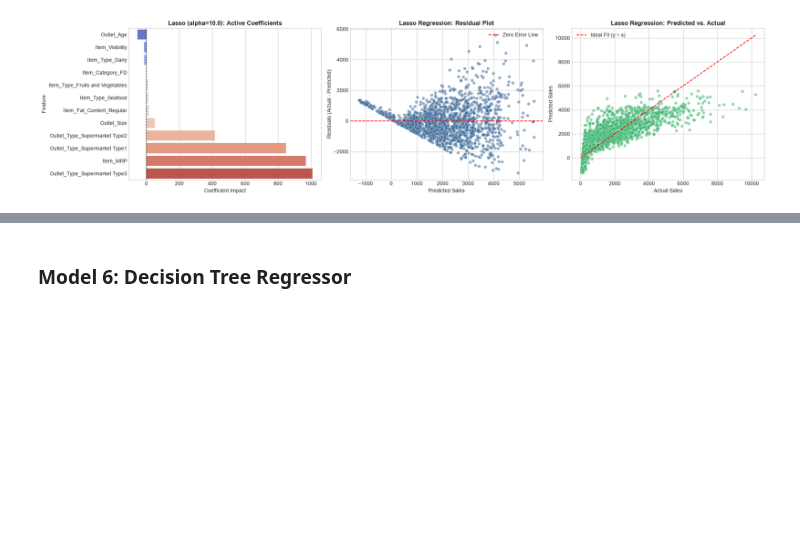
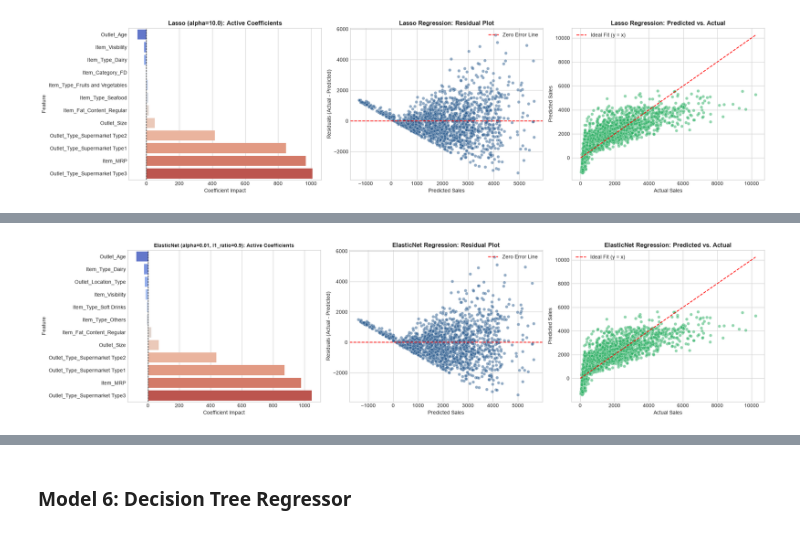
Before and after one commit to Nikhil-Jones/ML-Algorithms, a Jupyter notebook: notebooks/regression.ipynb, the cells around one changed output, grey strips where cells are left out. Cells and saved outputs as stored; diff of their text form; code cells hidden in the pictures; blank space fills up the shorter version.

Commit message:
Implemented ElasticNet Regression and Polynomial Regression

```diff
--- a/notebooks/regression.ipynb
+++ b/notebooks/regression.ipynb
@@ -495,0 +495,92 @@ Active Non-Zero Feature Coefficients (Lasso):
+# %%
+# 1. Hyperparameter Tuning for ElasticNet using GridSearchCV
+param_grid_en = {
+    'alpha': [0.01, 0.1, 1.0, 10.0, 50.0, 100.0],
+    'l1_ratio': [0.1, 0.3, 0.5, 0.7, 0.9]
+}
+grid_en = GridSearchCV(
+    ElasticNet(random_state=42, max_iter=10000),
+    param_grid_en, cv=kf, scoring='r2'
+)
+grid_en.fit(X_train_scaled, y_train)
+
+best_en = grid_en.best_estimator_
+
+# 2. Validation Predictions & Metrics
+y_pred_en = best_en.predict(X_val_scaled)
+
+r2_en = r2_score(y_val, y_pred_en)
+rmse_en = np.sqrt(mean_squared_error(y_val, y_pred_en))
+mae_en = mean_absolute_error(y_val, y_pred_en)
+
+cv_r2_scores_en = cross_val_score(best_en, X_train_scaled, y_train, cv=kf, scoring='r2')
+cv_r2_mean_en = np.mean(cv_r2_scores_en)
+cv_r2_std_en = np.std(cv_r2_scores_en)
+
+# 3. Feature Sparsity Analysis
+zeroed_en = np.sum(best_en.coef_ == 0)
+total_en = len(best_en.coef_)
+active_en = total_en - zeroed_en
+
+# 4. Record Results in Summary Table
+results_list.append({
+    'Algorithm': f'ElasticNet (alpha={grid_en.best_params_["alpha"]}, l1_ratio={grid_en.best_params_["l1_ratio"]})',
+    'R2 Score': r2_en,
+    'RMSE': rmse_en,
+    'MAE': mae_en,
+    '5-Fold CV R2': cv_r2_mean_en,
+    '5-Fold CV Std': cv_r2_std_en
+})
+
+# Display Metric Report
+print("=" * 60)
+print(" MODEL 4: ELASTICNET REGRESSION PERFORMANCE METRICS ")
+print("=" * 60)
+print(f"Best Alpha Hyperparameter : {grid_en.best_params_['alpha']}")
+print(f"Best L1 Ratio             : {grid_en.best_params_['l1_ratio']}")
+print(f"Feature Sparsity          : {zeroed_en} / {total_en} features zeroed out ({active_en} active)")
+print(f"Validation R² Score       : {r2_en:.4f}")
+print(f"Validation RMSE           : {rmse_en:.4f}")
+print(f"Validation MAE            : {mae_en:.4f}")
+print(f"5-Fold CV R² Mean Score   : {cv_r2_mean_en:.4f} (+/- {cv_r2_std_en:.4f})")
+print("=" * 60)
+
+# 5. Coefficient Analysis
+coef_en_df = pd.DataFrame({
+    'Feature': X.columns,
+    'Coefficient': best_en.coef_
+}).sort_values(by='Coefficient', ascending=False)
+
+print("\nActive Non-Zero Feature Coefficients (ElasticNet):")
+print(coef_en_df[coef_en_df['Coefficient'] != 0].to_string(index=False))
+
+# 6. Model Visualizations
+fig, axes = plt.subplots(1, 3, figsize=(20, 5))
+
+active_en_coefs = coef_en_df[coef_en_df['Coefficient'] != 0].sort_values(by='Coefficient')
+plot_coefs = active_en_coefs if len(active_en_coefs) <= 12 else pd.concat([active_en_coefs.head(6), active_en_coefs.tail(6)])
+sns.barplot(data=plot_coefs, x='Coefficient', y='Feature', ax=axes[0], palette='coolwarm')
+axes[0].set_title(f'ElasticNet (alpha={grid_en.best_params_["alpha"]}, l1_ratio={grid_en.best_params_["l1_ratio"]}): Active Coefficients', fontsize=10, fontweight='bold')
+axes[0].set_xlabel('Coefficient Impact')
+axes[0].set_ylabel('Feature')
+axes[0].axvline(0, color='black', linestyle='--', linewidth=1)
+
+residuals_en = y_val - y_pred_en
+sns.scatterplot(x=y_pred_en, y=residuals_en, alpha=0.5, ax=axes[1], color='#2b5c8f')
+axes[1].axhline(0, color='red', linestyle='--', linewidth=1.5, label='Zero Error Line')
+axes[1].set_title('ElasticNet Regression: Residual Plot', fontsize=12, fontweight='bold')
+axes[1].set_xlabel('Predicted Sales')
+axes[1].set_ylabel('Residuals (Actual - Predicted)')
+axes[1].legend(loc='upper right')
+
+sns.scatterplot(x=y_val, y=y_pred_en, alpha=0.5, ax=axes[2], color='#27ae60')
+max_val = max(y_val.max(), y_pred_en.max())
+axes[2].plot([0, max_val], [0, max_val], 'r--', linewidth=1.5, label='Ideal Fit (y = x)')
+axes[2].set_title('ElasticNet Regression: Predicted vs. Actual', fontsize=12, fontweight='bold')
+axes[2].set_xlabel('Actual Sales')
+axes[2].set_ylabel('Predicted Sales')
+axes[2].legend(loc='upper left')
+
+plt.tight_layout()
+plt.show()
+# %% [output]
@@ -495,0 +604 @@ Active Non-Zero Feature Coefficients (Lasso):
+[figure, added]
```
Also changed, not shown: parts of 7 cells of this notebook.
